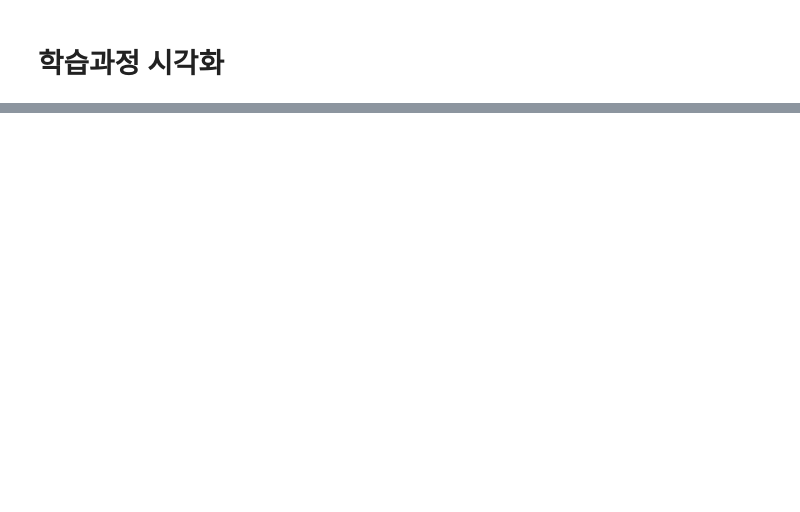
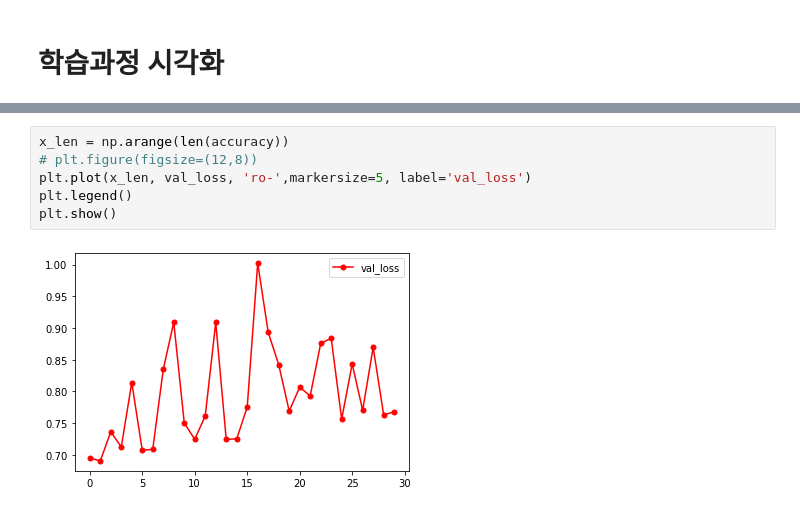
Before and after one commit to yisokim/DeepLearning, a Jupyter notebook: 02. tensorflow/02_Thoraric Surgery2.ipynb, the cells around one changed output, grey strips where cells are left out. Drawn from its saved outputs; the diff is of its cells as text; blank space fills up the shorter version.

```diff
--- a/02. tensorflow/02_Thoraric Surgery2.ipynb
+++ b/02. tensorflow/02_Thoraric Surgery2.ipynb
@@ -74,0 +127,8 @@ val_loss[:3]
+# %%
+x_len = np.arange(len(accuracy))
+# plt.figure(figsize=(12,8))
+plt.plot(x_len, val_loss, 'ro-',markersize=5, label='val_loss')
+plt.legend()
+plt.show()
+# %% [output]
+[figure, added]
```
Also changed, not shown: parts of 9 cells of this notebook.
